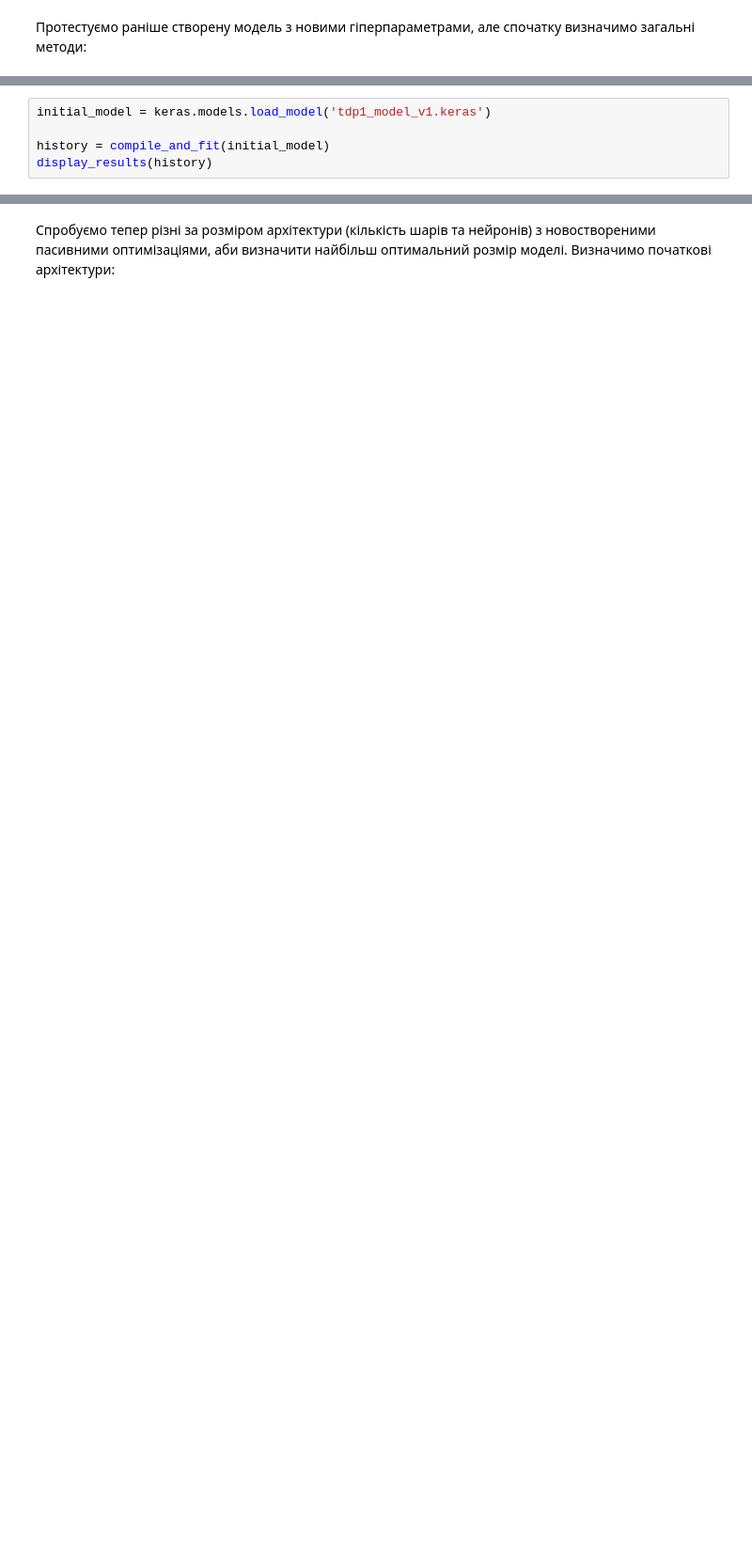
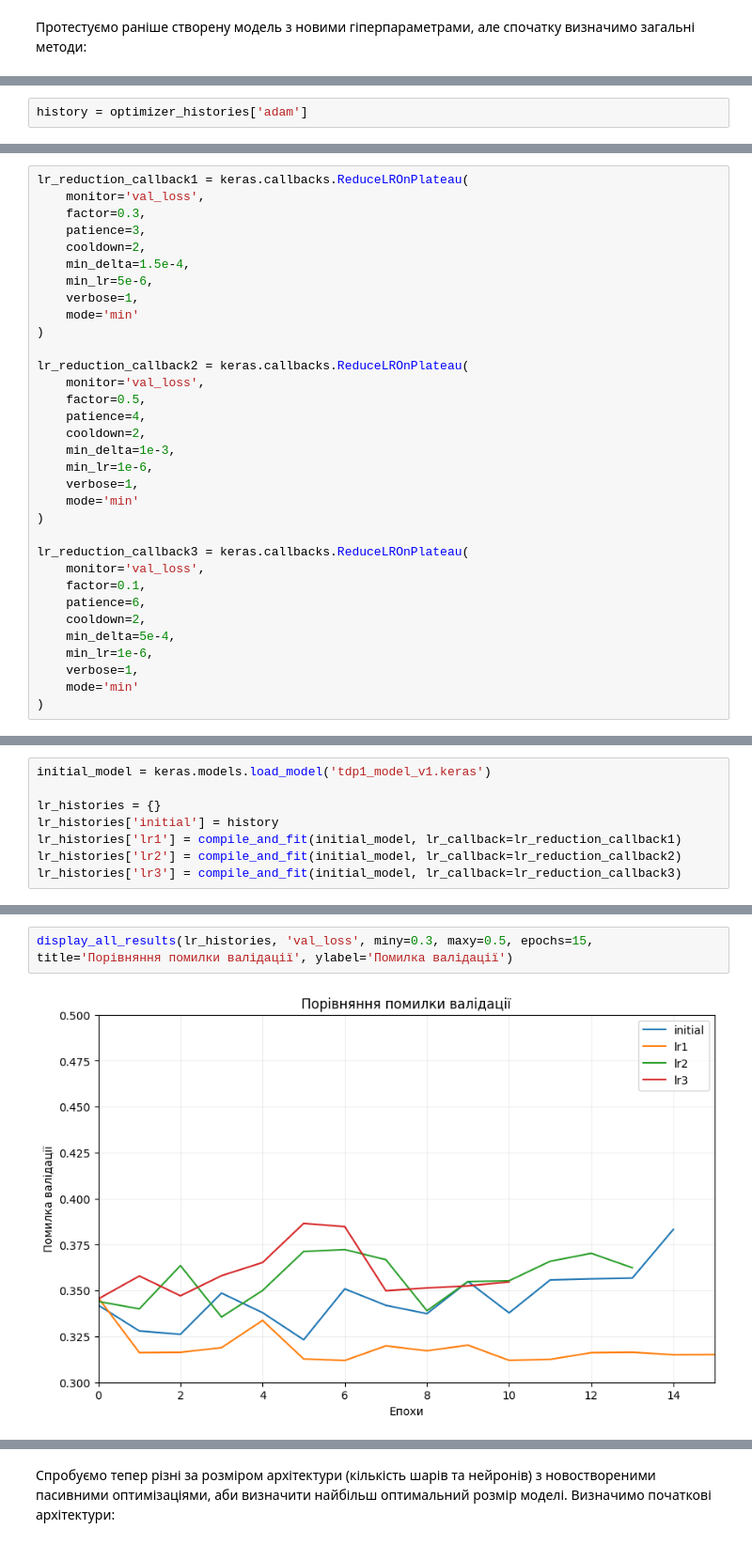
Before and after one commit to DifficultMaster/tdp1, a Jupyter notebook: TDP1.ipynb, the cells around one changed output, grey strips where cells are left out. Shown at 94% size. Cells and saved outputs as stored; diff of their text form; blank space fills up the shorter version.

```diff
--- a/TDP1.ipynb
+++ b/TDP1.ipynb
@@ -243,0 +352,2 @@ def compile_and_fit(model, name=None, optimizer=None, max_epochs=10000, batch_si
+# %%
+history = optimizer_histories['adam']
@@ -244 +363,34 @@ def compile_and_fit(model, name=None, optimizer=None, max_epochs=10000, batch_si
+# %%
+lr_reduction_callback1 = keras.callbacks.ReduceLROnPlateau(
+    monitor='val_loss',
+    factor=0.3,
+    patience=3,
+    cooldown=2,
+    min_delta=1.5e-4,
+    min_lr=5e-6,
+    verbose=1,
+    mode='min'
+)
+
+lr_reduction_callback2 = keras.callbacks.ReduceLROnPlateau(
+    monitor='val_loss',
+    factor=0.5,
+    patience=4,
+    cooldown=2,
+    min_delta=1e-3,
+    min_lr=1e-6,
+    verbose=1,
+    mode='min'
+)
+
+lr_reduction_callback3 = keras.callbacks.ReduceLROnPlateau(
+    monitor='val_loss',
+    factor=0.1,
+    patience=6,
+    cooldown=2,
+    min_delta=5e-4,
+    min_lr=1e-6,
+    verbose=1,
+    mode='min'
+)
 # %% [markdown]
@@ -246,5 +398,8 @@ def compile_and_fit(model, name=None, optimizer=None, max_epochs=10000, batch_si
 # %%
 initial_model = keras.models.load_model('tdp1_model_v1.keras')
 
-history = compile_and_fit(initial_model)
-display_results(history)
+lr_histories = {}
+lr_histories['initial'] = history
+lr_histories['lr1'] = compile_and_fit(initial_model, lr_callback=lr_reduction_callback1)
+lr_histories['lr2'] = compile_and_fit(initial_model, lr_callback=lr_reduction_callback2)
+lr_histories['lr3'] = compile_and_fit(initial_model, lr_callback=lr_reduction_callback3)
@@ -250,0 +468,4 @@ display_results(history)
+# %%
+display_all_results(lr_histories, 'val_loss', miny=0.3, maxy=0.5, epochs=15, title='Порівняння помилки валідації', ylabel='Помилка валідації')
+# %% [output]
+[figure, added]
```
Also changed, not shown: parts of 49 cells of this notebook.
